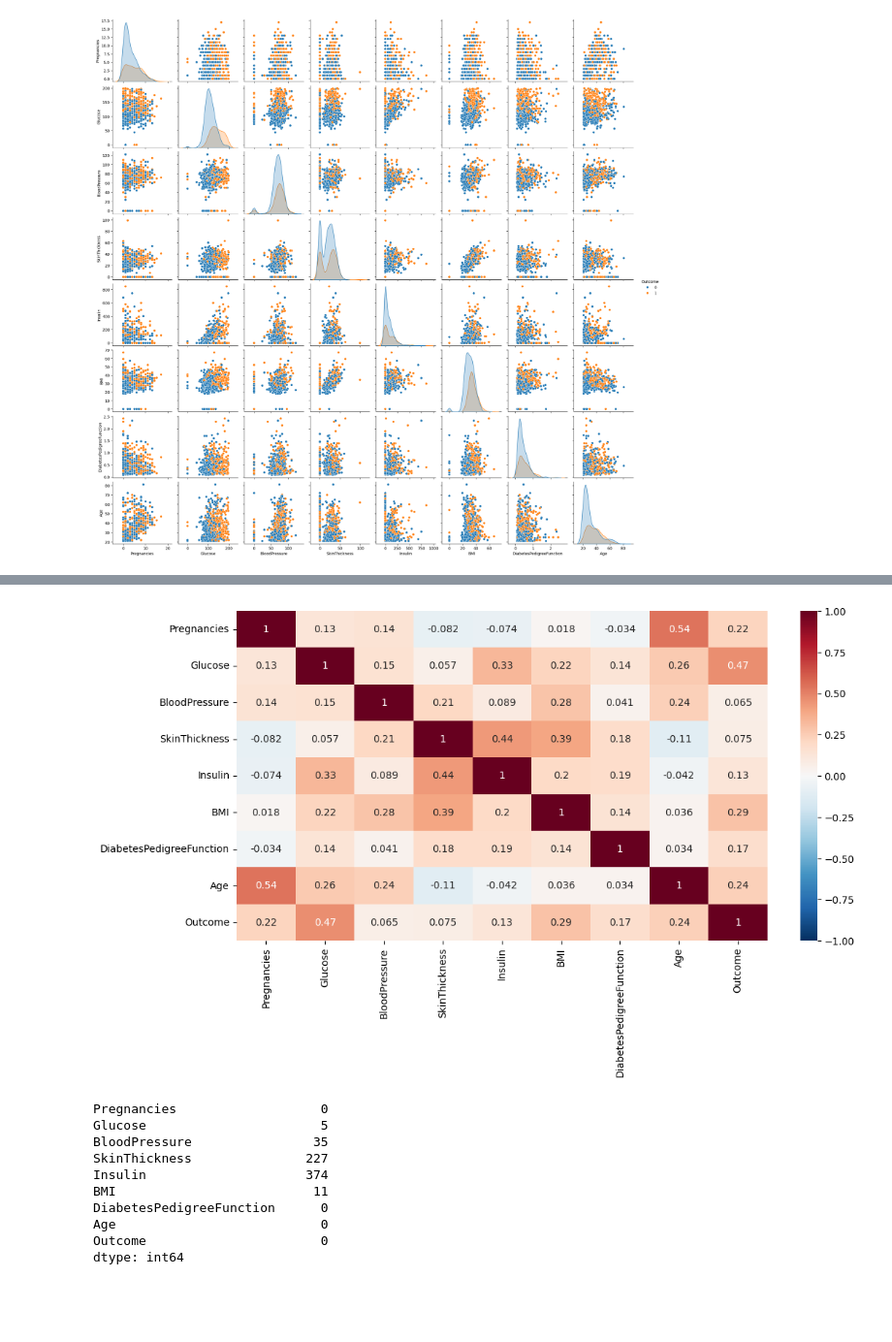
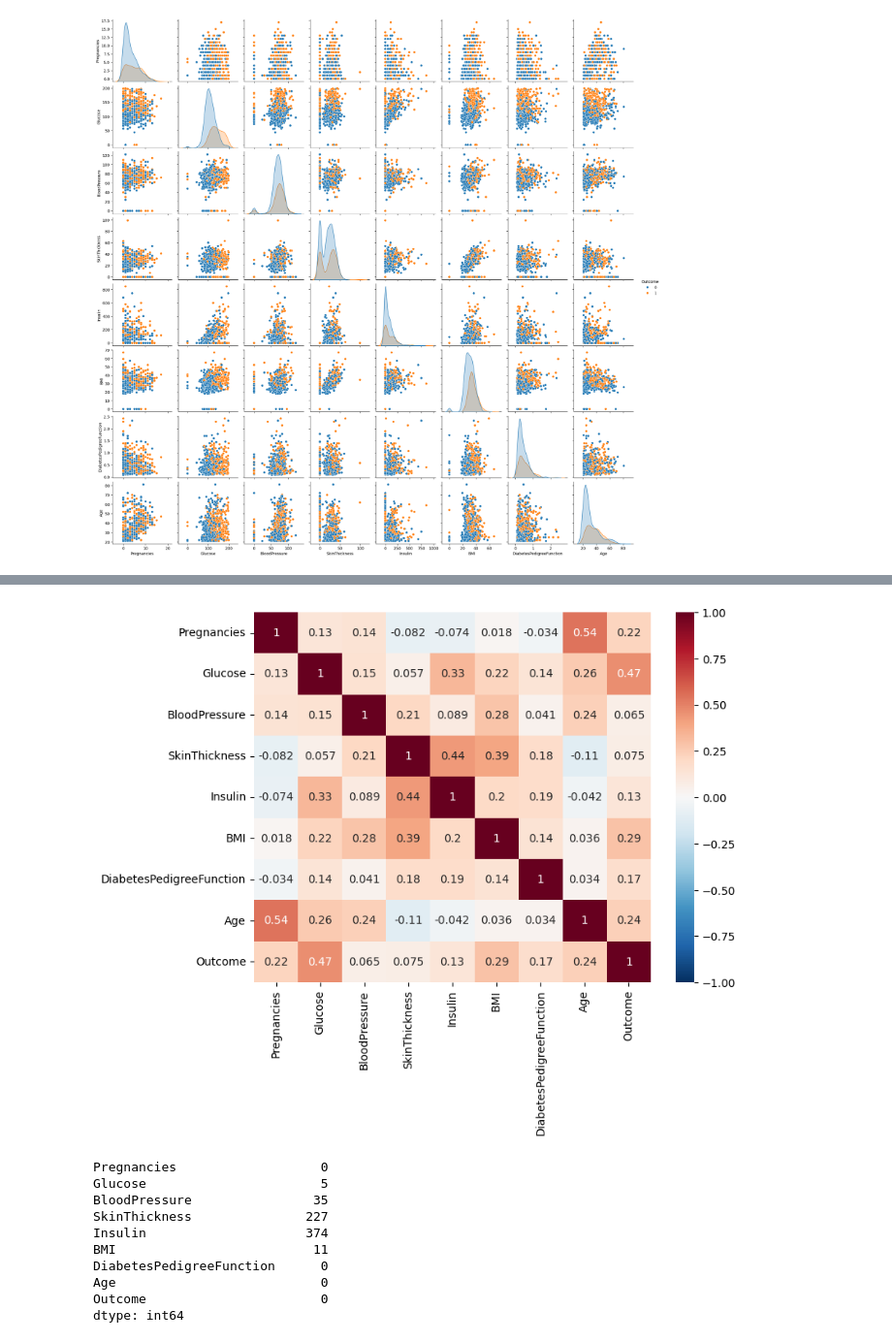
Before and after one commit to sirajwahaj/diabetesPrediction, a Jupyter notebook: diabetes.ipynb, the cells around one changed output, grey strips where cells are left out. Shown at 97% size. Cells and saved outputs as stored; diff of their text form; code cells hidden in the pictures; blank space fills up the shorter version.

```diff
--- a/diabetes.ipynb
+++ b/diabetes.ipynb
@@ -115,7 +142,7 @@ df.groupby('Outcome').agg({"Pregnancies":"mean"})
 # %%
-plt.figure(figsize =(12,6))
+plt.figure(figsize =(8,6))
 sns.heatmap(df.corr(),vmin= -1 ,center= 0,cmap='RdBu_r' ,annot=True)
 plt.show()
 # %% [output]
-[figure, old version]
+[figure, new version]
 # %%
```
Also changed, not shown: parts of 31 cells of this notebook, 3 other files.
